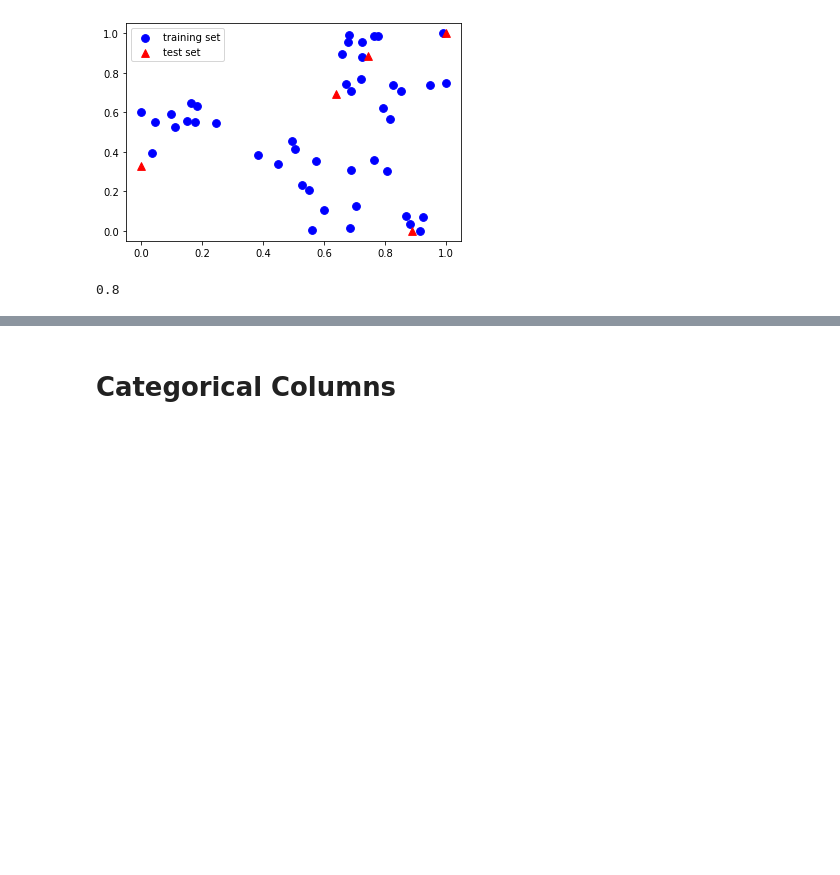
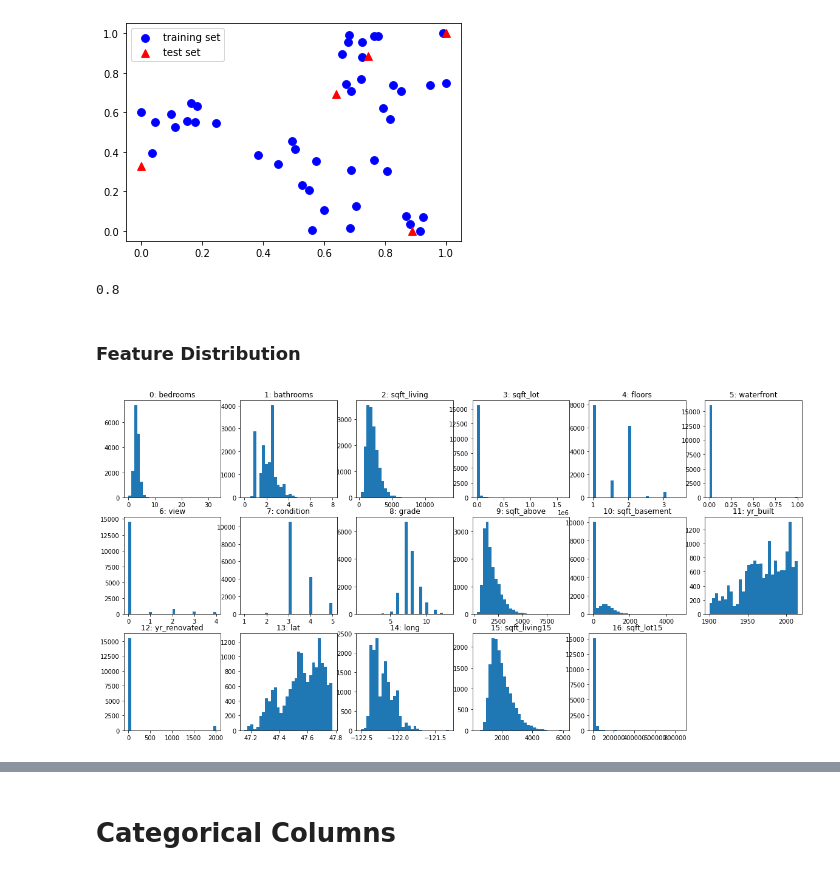
Before and after one commit to tsitsiko1/machine_learning_2, a Jupyter notebook: data_cleaning_practice/practice_solution.ipynb, the cells around one changed output, grey strips where cells are left out. Cells and saved outputs as stored; diff of their text form; code cells hidden in the pictures; blank space fills up the shorter version.

```diff
--- a/data_cleaning_practice/practice_solution.ipynb
+++ b/data_cleaning_practice/practice_solution.ipynb
@@ -117,3 +117,29 @@ pipe.fit(X_train, y_train)  # apply scaling on training data
 pipe.score(X_test, y_test)  # apply scaling on testing data, without leaking training data.
 # %% [output]
 0.8
+# %% [markdown]
+### Feature Distribution
+# %%
+from sklearn.datasets import fetch_openml
+
+data = fetch_openml("house_sales", as_frame=True)
+target = data.frame.price
+df = data.frame.drop(['date', 'price', 'zipcode'], axis=1)
+
+X, y = df, target
+X_train, X_test, y_train, y_test = train_test_split(X, y, random_state=0)
+
+scaler = StandardScaler()
+scaler.fit(X_train)
+X_train_scaled = scaler.transform(X_train)
+X_test_scaled = scaler.transform(X_test)
+# %%
+fig, axes = plt.subplots(3, 6, figsize=(20, 10))
+for i, ax in enumerate(axes.ravel()):
+    if i > 16:
+        ax.set_visible(False)
+        continue
+    ax.hist(X_train.iloc[:, i], bins=30)
+    ax.set_title("{}: {}".format(i, X.columns[i]))
+# %% [output]
+[figure, added]
```
Also changed, not shown: parts of 5 cells of this notebook.
